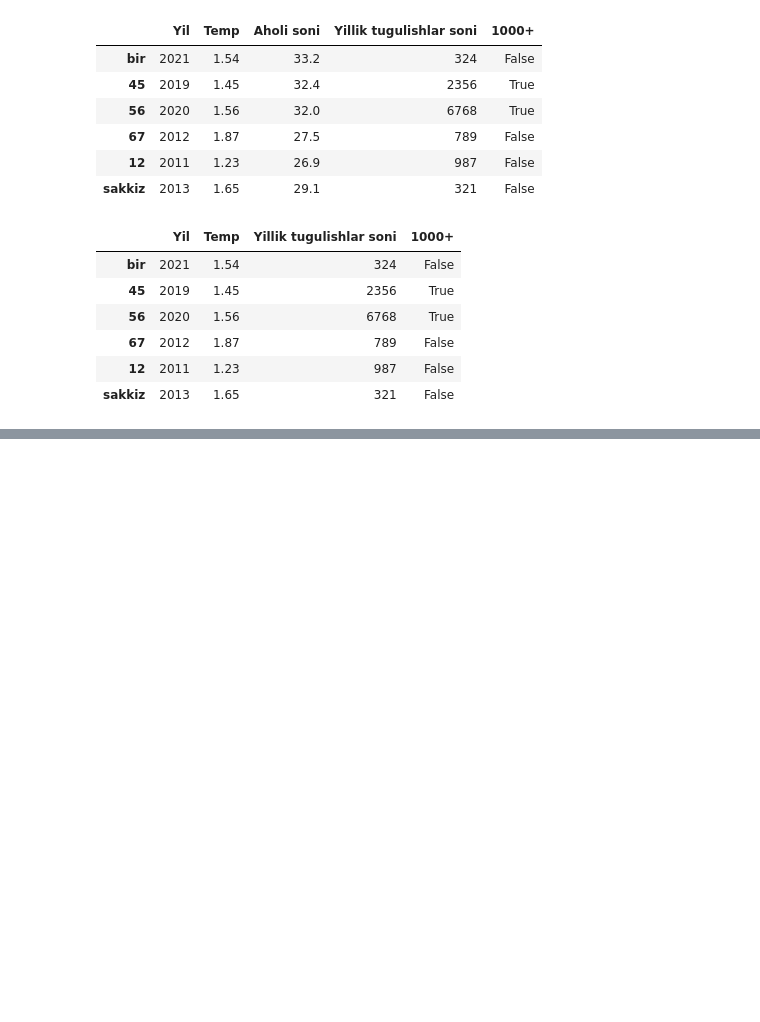
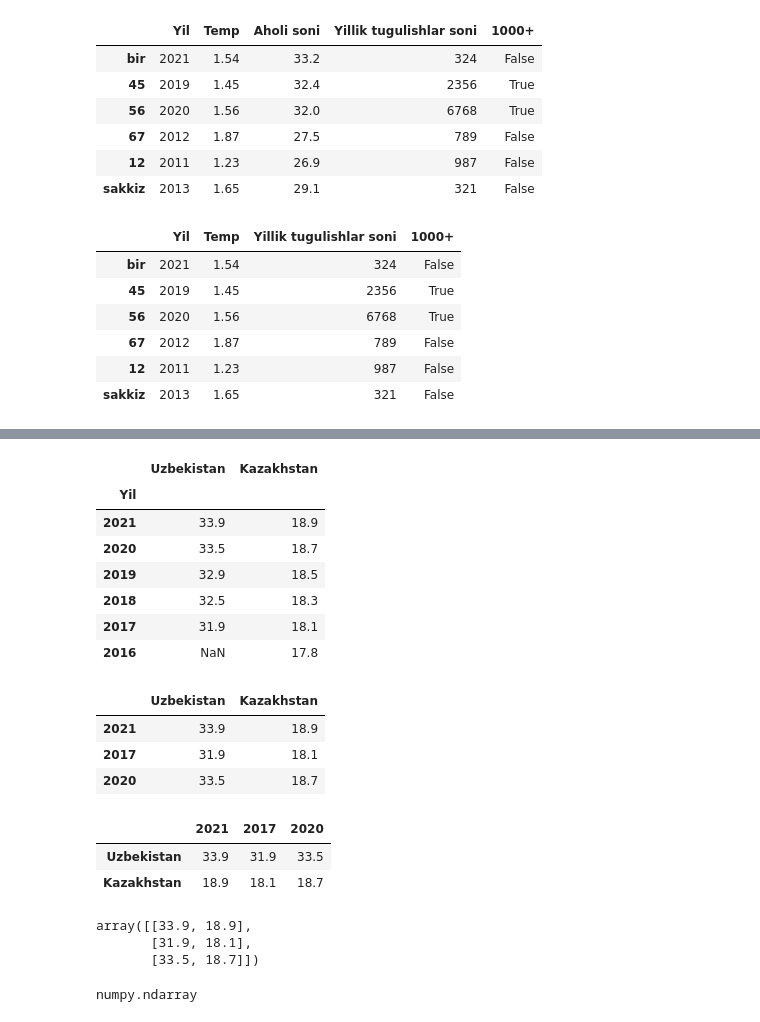
Before and after one commit to abdulhamidll/Data-Science, a Jupyter notebook: dataframe_pandas.ipynb, the cells around one changed output, grey strips where cells are left out. Drawn from its saved outputs; the diff is of its cells as text; code cells hidden in the pictures; blank space fills up the shorter version.

```diff
--- a/dataframe_pandas.ipynb
+++ b/dataframe_pandas.ipynb
@@ -145,3 +145,11 @@ df
 | 67 | 2012 | 1.87 | 789 | False |
 | 12 | 2011 | 1.23 | 987 | False |
 | sakkiz | 2013 | 1.65 | 321 | False |
+# %%
+data = {
+    'Uzbekistan':{2021:33.9, 2020:33.5, 2019:32.9, 2018:32.5, 2017:31.9},
+    'Kazakhstan':{2021:18.9, 2020:18.7, 2019:18.5, 2018:18.3, 2017:18.1, 2016:17.8}
+}
+# %%
+df2 = pd.DataFrame(data)
+df2
@@ -147,0 +164,37 @@ df
+# %%
+df2.index.name = "Yil"
+df2
+# %% [output]
+|  | Uzbekistan | Kazakhstan |
+| Yil |  |  |
+| 2021 | 33.9 | 18.9 |
+| 2020 | 33.5 | 18.7 |
+| 2019 | 32.9 | 18.5 |
+| 2018 | 32.5 | 18.3 |
+| 2017 | 31.9 | 18.1 |
+| 2016 | NaN | 17.8 |
+# %%
+df2 = pd.DataFrame(data, index=[2021, 2017, 2020])
+df2
+# %% [output]
+|  | Uzbekistan | Kazakhstan |
+| 2021 | 33.9 | 18.9 |
+| 2017 | 31.9 | 18.1 |
+| 2020 | 33.5 | 18.7 |
+# %%
+df2.T
+# %% [output]
+|  | 2021 | 2017 | 2020 |
+| Uzbekistan | 33.9 | 31.9 | 33.5 |
+| Kazakhstan | 18.9 | 18.1 | 18.7 |
+# %%
+df2.values
+# %% [output]
+array([[33.9, 18.9],
+       [31.9, 18.1],
+       [33.5, 18.7]])
+# %%
+arr = df2.values
+type(arr)
+# %% [output]
+numpy.ndarray
```
Also changed, not shown: parts of 1 cell of this notebook.
